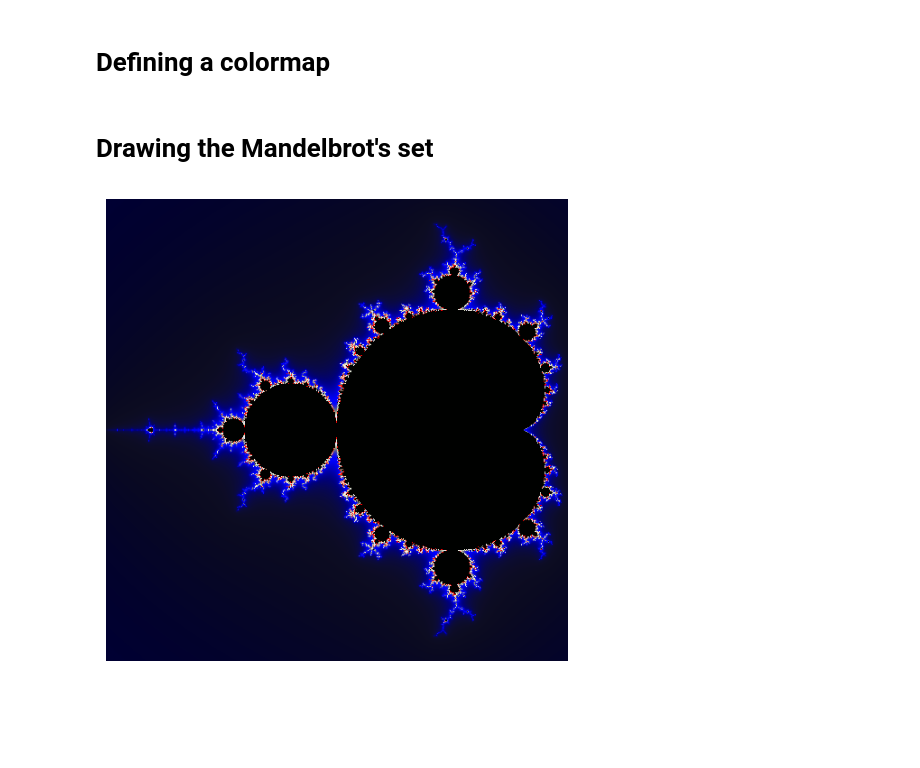
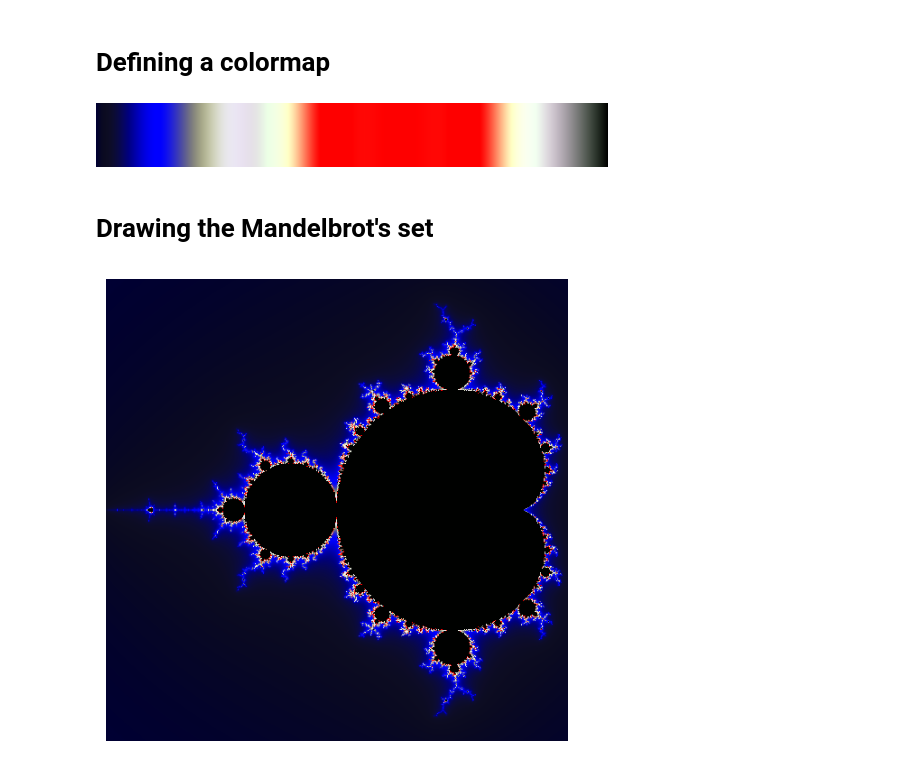
Before and after one commit to Ngoc-Cac/GraphicsDrawing, a Jupyter notebook: Mandelbrot's Set/demo.ipynb, the cells around one changed output. Drawn from its saved outputs; the diff is of its cells as text; code cells hidden in the pictures; blank space fills up the shorter version.

```diff
--- a/Mandelbrot's Set/demo.ipynb
+++ b/Mandelbrot's Set/demo.ipynb
@@ -9,28 +9,32 @@ from algos import generate_mandelbrot_set, generate_julia_set, draw_mandel_set
 # %%
 blue = (0, 0, 1)
 light_blue = (0, 0, .5)
 navy = (0, 0, .2)
 
 red = (1, 0, 0)
 light_yellow = (1, 1, 197 / 255)
 
 black = (0, 0, 0)
 gray = (0.5, 0.5, 0.5)
 light_gray = (0.9,0.9,0.9)
 
 
 num_colors = 2048
 colors = [
     navy, light_blue, blue,
     gray, light_gray,
     light_gray, light_yellow,
     red, red, red, red, red, red,
     light_yellow, light_gray, gray, black
 ]
 gradient = color_gradient(colors)
 palette = np.array([
     gradient(i / num_colors) for i in range(num_colors)
 ])
+cmap = ListedColormap(palette)
+cmap
+# %% [output]
+[figure, added]
 # %% [markdown]
 # Drawing the Mandelbrot's set
 # %%
```
Also changed, not shown: parts of 3 cells of this notebook.
